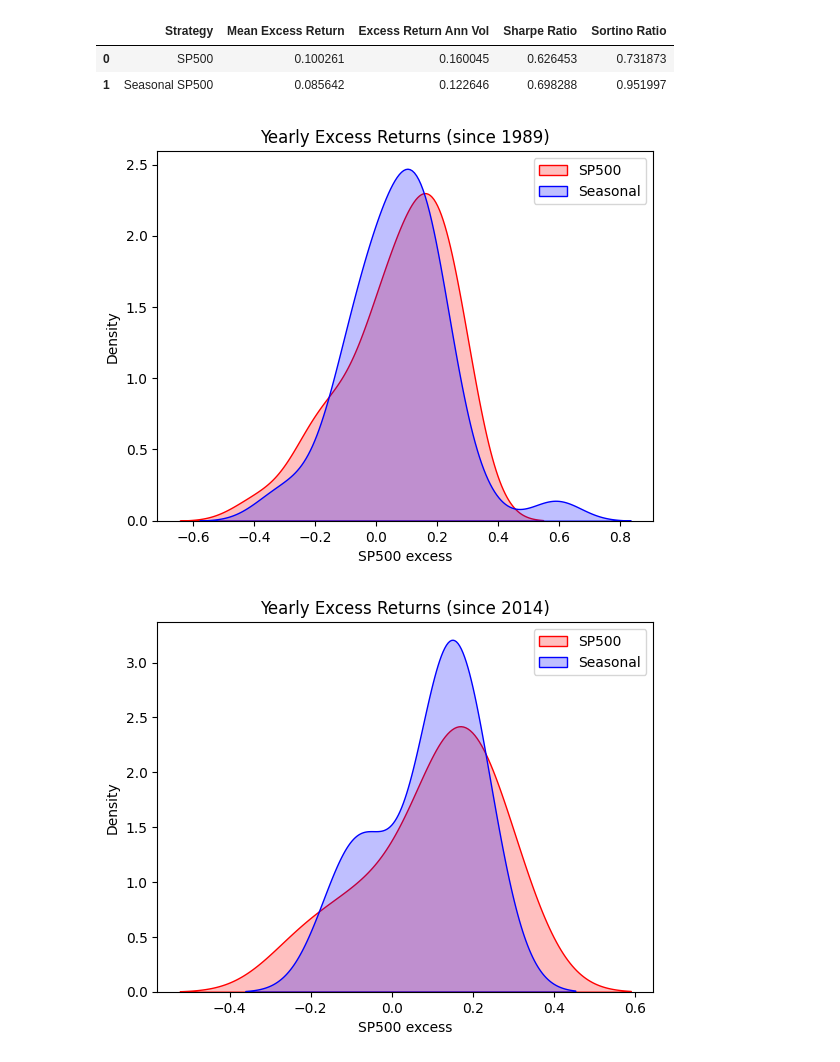
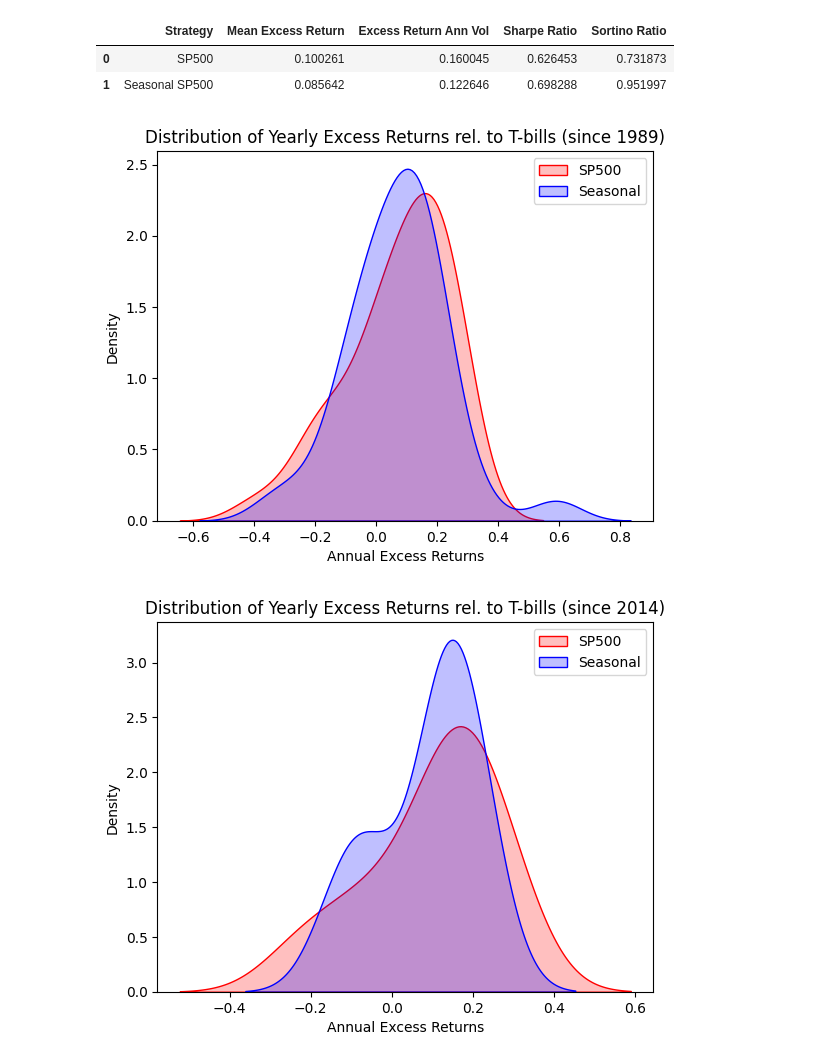
Before and after one commit to raywang202/technical-trading, a Jupyter notebook: Initial Exploration.ipynb, the cells around one changed output. Drawn from its saved outputs; the diff is of its cells as text; code cells hidden in the pictures.

```diff
--- a/Initial Exploration.ipynb
+++ b/Initial Exploration.ipynb
@@ -254,22 +262,24 @@ df_sub # Since 2014
 # %%
 # plotting both distibutions on the same figure
 fig = sns.kdeplot(strats['SP500 excess'], fill=True, color="r",label='SP500')
 fig = sns.kdeplot(strats['Seasonal excess'], fill=True, color="b",label='Seasonal')
 fig.legend(loc='upper right')
-plt.title("Yearly Excess Returns (since 1989)")
-
+plt.title("Distribution of Yearly Excess Returns rel. to T-bills (since 1989)")
+plt.xlabel('Annual Excess Returns')
 plt.show()
 # %% [output]
-[figure, old version]
+[figure, new version]
 # %%
 # plotting returns, just to 2014
 fig = sns.kdeplot(strats_sub['SP500 excess'], fill=True, color="r",label='SP500')
 fig = sns.kdeplot(strats_sub['Seasonal excess'], fill=True, color="b",label='Seasonal')
 fig.legend(loc='upper right')
-plt.title("Yearly Excess Returns (since 2014)")
+plt.title("Distribution of Yearly Excess Returns rel. to T-bills (since 2014)")
+plt.xlabel('Annual Excess Returns')
+
 plt.show()
 # %% [output]
-[figure, old version]
+[figure, new version]
 # %% [markdown]
 # Conclusion: Possible Volatility Mitigation by Seasonal Trading
 
```
Also changed, not shown: parts of 5 cells of this notebook, 1 other file.
